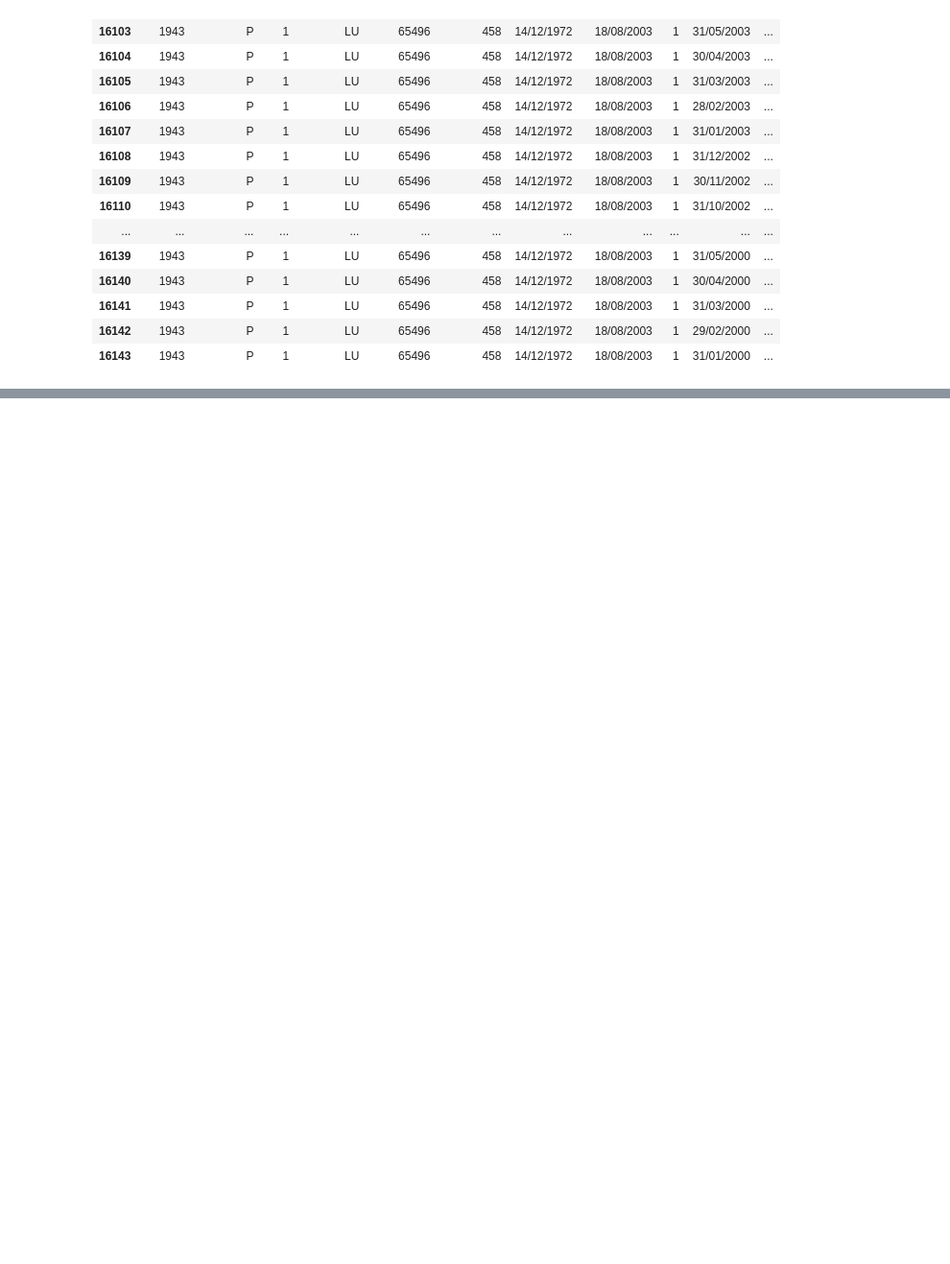
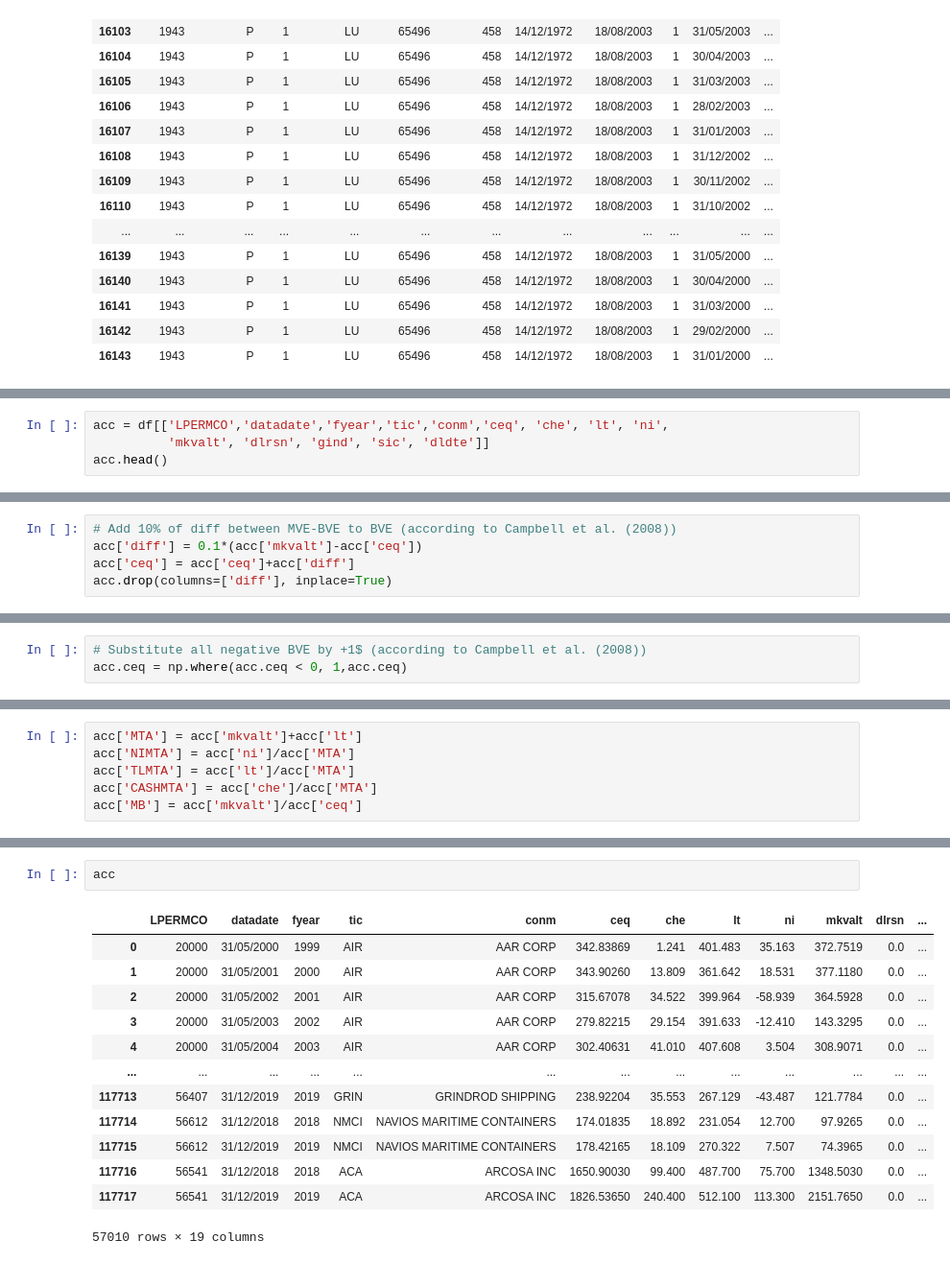
Before and after one commit to evamferreira/Thesis_Rep, a Jupyter notebook: Data/data_treat.ipynb, the cells around one changed output, grey strips where cells are left out. Shown: that part at 96% size. Saved outputs shown, nothing was run; the diff lists cells and outputs as text; blank space fills up the shorter version.

```diff
--- a/Data/data_treat.ipynb
+++ b/Data/data_treat.ipynb
@@ -261,0 +314,4 @@ price2.loc[price2['tic']=='BMMI']
+# %%
+acc = df[['LPERMCO','datadate','fyear','tic','conm','ceq', 'che', 'lt', 'ni',
+          'mkvalt', 'dlrsn', 'gind', 'sic', 'dldte']]
+acc.head()
@@ -261,0 +325,5 @@ price2.loc[price2['tic']=='BMMI']
+# %%
+# Add 10% of diff between MVE-BVE to BVE (according to Campbell et al. (2008))
+acc['diff'] = 0.1*(acc['mkvalt']-acc['ceq'])
+acc['ceq'] = acc['ceq']+acc['diff']
+acc.drop(columns=['diff'], inplace=True)
@@ -261,0 +350,3 @@ price2.loc[price2['tic']=='BMMI']
+# %%
+# Substitute all negative BVE by +1$ (according to Campbell et al. (2008))
+acc.ceq = np.where(acc.ceq < 0, 1,acc.ceq)
@@ -261,0 +359,6 @@ price2.loc[price2['tic']=='BMMI']
+# %%
+acc['MTA'] = acc['mkvalt']+acc['lt']
+acc['NIMTA'] = acc['ni']/acc['MTA']
+acc['TLMTA'] = acc['lt']/acc['MTA']
+acc['CASHMTA'] = acc['che']/acc['MTA']
+acc['MB'] = acc['mkvalt']/acc['ceq']
@@ -261,0 +383,16 @@ price2.loc[price2['tic']=='BMMI']
+# %%
+acc
+# %% [output]
+|  | LPERMCO | datadate | fyear | tic | conm | ceq | che | lt | ni | mkvalt | dlrsn | ... |
+| 0 | 20000 | 31/05/2000 | 1999 | AIR | AAR CORP | 342.83869 | 1.241 | 401.483 | 35.163 | 372.7519 | 0.0 | ... |
+| 1 | 20000 | 31/05/2001 | 2000 | AIR | AAR CORP | 343.90260 | 13.809 | 361.642 | 18.531 | 377.1180 | 0.0 | ... |
+| 2 | 20000 | 31/05/2002 | 2001 | AIR | AAR CORP | 315.67078 | 34.522 | 399.964 | -58.939 | 364.5928 | 0.0 | ... |
+| 3 | 20000 | 31/05/2003 | 2002 | AIR | AAR CORP | 279.82215 | 29.154 | 391.633 | -12.410 | 143.3295 | 0.0 | ... |
+| 4 | 20000 | 31/05/2004 | 2003 | AIR | AAR CORP | 302.40631 | 41.010 | 407.608 | 3.504 | 308.9071 | 0.0 | ... |
+| ... | ... | ... | ... | ... | ... | ... | ... | ... | ... | ... | ... | ... |
+| 117713 | 56407 | 31/12/2019 | 2019 | GRIN | GRINDROD SHIPPING | 238.92204 | 35.553 | 267.129 | -43.487 | 121.7784 | 0.0 | ... |
+| 117714 | 56612 | 31/12/2018 | 2018 | NMCI | NAVIOS MARITIME CONTAINERS | 174.01835 | 18.892 | 231.054 | 12.700 | 97.9265 | 0.0 | ... |
+| 117715 | 56612 | 31/12/2019 | 2019 | NMCI | NAVIOS MARITIME CONTAINERS | 178.42165 | 18.109 | 270.322 | 7.507 | 74.3965 | 0.0 | ... |
+| 117716 | 56541 | 31/12/2018 | 2018 | ACA | ARCOSA INC | 1650.90030 | 99.400 | 487.700 | 75.700 | 1348.5030 | 0.0 | ... |
+| 117717 | 56541 | 31/12/2019 | 2019 | ACA | ARCOSA INC | 1826.53650 | 240.400 | 512.100 | 113.300 | 2151.7650 | 0.0 | ... |
+57010 rows × 19 columns
```
Also changed, not shown: parts of 10 cells of this notebook, 2 other files.
